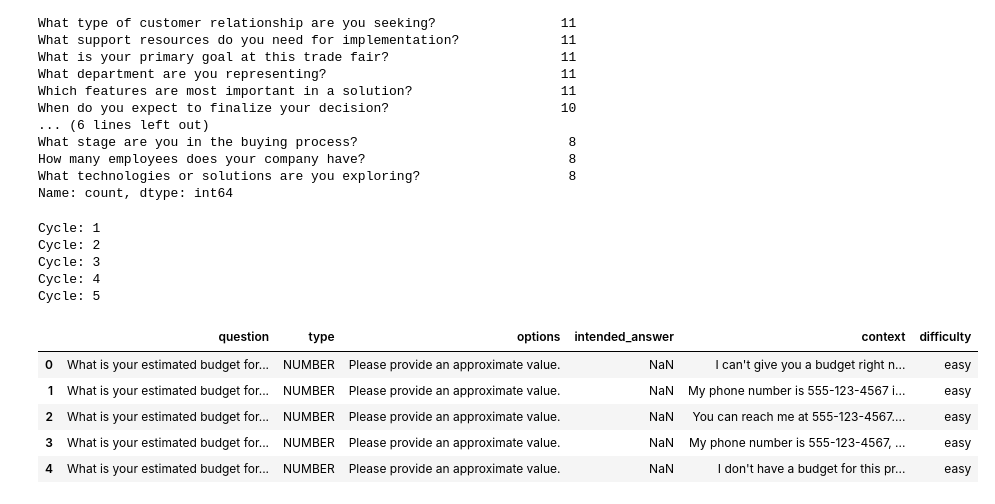
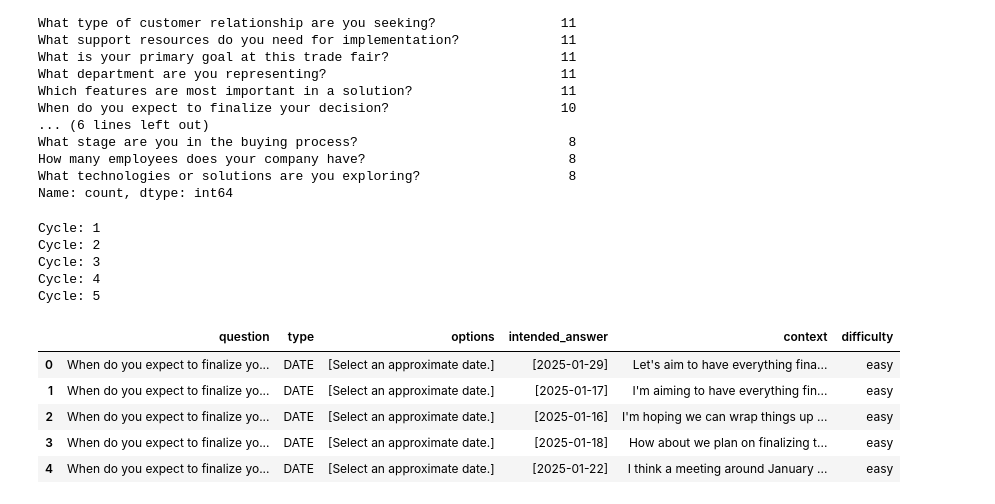
Before and after one commit to alexk2206/tds_capstone, a Jupyter notebook: test_qa_dataset.ipynb, the cells around one changed output. Saved outputs shown, nothing was run; the diff lists cells and outputs as text; code cells hidden in the pictures.

Commit message:
Created test_qa_dataset with context

```diff
--- a/test_qa_dataset.ipynb
+++ b/test_qa_dataset.ipynb
@@ -281,8 +279,32 @@ Name: count, dtype: int64
 | 36 | When do you expect to finalize yo... | DATE | Select an approximate date. |
 | 37 | When do you expect to finalize yo... | DATE | Select an approximate date. |
 | 38 | When do you expect to finalize yo... | DATE | Select an approximate date. |
+# %%
+freetext_test_questions_scaled['options'] = freetext_test_questions_scaled['options'].str.split(', ')
+
+expanded_rows = []
+
+# Iteriere über alle Zeilen im DataFrame
+for _, row in freetext_test_questions_scaled.iterrows():
+    question = row['question']
+    options_list = row['options']
+    question_type = row['type']
+
+    if question_type == 'NUMBER':
+        expanded_rows.append({'question': question, 'type': question_type, 'options': options_list, 'intended_answer': generate_budget()})
+
+    elif question_type == 'TEXT':
+        expanded_rows.append({'question': question, 'type': question_type, 'options': options_list, 'intended_answer' : generate_notes()})
+
+    elif question_type == 'DATE':
+        expanded_rows.append({'question': question, 'type': question_type, 'options': options_list, 'intended_answer' : generate_date()})
+
+    else:
+        expanded_rows.append({'question': question, 'type': question_type, 'options': options_list, 'intended_answer' : options_list})
+
+freetext_test_intended_answer_scaled = pd.DataFrame(expanded_rows)
 # %%
-combined_test_df = pd.concat([selection_test_intended_answers_scaled, freetext_test_questions_scaled], ignore_index=True)
+combined_test_df = pd.concat([selection_test_intended_answers_scaled, freetext_test_intended_answer_scaled], ignore_index=True)
 
 test_qa_dataset = combined_test_df.sample(frac=1, random_state=1).reset_index(drop=True)
 
@@ -361,14 +383,14 @@ def generate_selection_answer_easy(question, intended_answer):
 
   return {"answer": answer, "difficulty": "easy"}
 
-def generate_number_answer_easy(question, intended_answer):
+def generate_budget_number_answer_easy(question, intended_answer):
   prompt = f"""
-  You are being asked for contact information, and your response should be clear and concise, as if you're giving someone your phone number and how you can be reached in a conversation.
-  Mention the provided phone number and ensure your response sounds natural and professional.
-  Your answer should be in the first person, present tense, and only include the relevant details. Use up to {max_output_tokens} tokens.
+  You are responding to a question about budget. Your response should be clear, concise, and professional,
+  naturally integrating the provided budget into your answer. Keep it in the first person, present tense,
+  and ensure it sounds conversational and appropriate. Use up to {max_output_tokens} tokens.
   Question: {question}\n
   Intended answer: {intended_answer}\n
-  Answer as a sentence, providing the phone number and any relevant details:
+  Answer as a sentence, providing the budget in a natural and relevant manner:
   """
 
   response = model.generate_content(
@@ -444,7 +466,7 @@ def generate_answer_for_row(row):
     if question_type in ['SINGLE_SELECT', 'MULTI_SELECT']:
         return generate_selection_answer_easy(question, intended_answer)
     elif question_type == 'NUMBER':
-        return generate_number_answer_easy(question, intended_answer)
+        return generate_budget_number_answer_easy(question, intended_answer)
     elif question_type == 'TEXT':
         return generate_freetext_answer_easy(question, intended_answer)
     elif question_type == 'DATE':
@@ -454,29 +476,29 @@ def generate_answer_for_row(row):
 # %%
 cycle_count = 0
 
 # Sampling
-sample_type = "NUMBER"
+sample_type = "DATE"
 sample_size = 5
 sample_question = "Size of the trade fair team (on average)"
 
 test_qa_dataset_filtered = test_qa_dataset[test_qa_dataset['type'] == sample_type]
 #test_qa_dataset_filtered = test_qa_dataset[test_qa_dataset['question'] == sample_question]
 #test_qa_dataset_filtered = test_qa_dataset.copy()
 
 sampled_questions = test_qa_dataset_filtered.sample(n=min(sample_size, len(test_qa_dataset_filtered))).reset_index(drop=True)
 
 sampled_questions[['context', 'difficulty']] = sampled_questions.apply(lambda row: pd.Series(generate_answer_for_row(row)), axis=1)
 
 sampled_questions
 # %% [output]
 Cycle: 1
 Cycle: 2
 Cycle: 3
 Cycle: 4
 Cycle: 5
 |  | question | type | options | intended_answer | context | difficulty |
-| 0 | What is your estimated budget for... | NUMBER | Please provide an approximate value. | NaN | I can't give you a budget right n... | easy |
-| 1 | What is your estimated budget for... | NUMBER | Please provide an approximate value. | NaN | My phone number is 555-123-4567 i... | easy |
-| 2 | What is your estimated budget for... | NUMBER | Please provide an approximate value. | NaN | You can reach me at 555-123-4567.... | easy |
-| 3 | What is your estimated budget for... | NUMBER | Please provide an approximate value. | NaN | My phone number is 555-123-4567, ... | easy |
-| 4 | What is your estimated budget for... | NUMBER | Please provide an approximate value. | NaN | I don't have a budget for this pr... | easy |
+| 0 | When do you expect to finalize yo... | DATE | [Select an approximate date.] | [2025-01-29] | Let's aim to have everything fina... | easy |
+| 1 | When do you expect to finalize yo... | DATE | [Select an approximate date.] | [2025-01-17] | I'm aiming to have everything fin... | easy |
+| 2 | When do you expect to finalize yo... | DATE | [Select an approximate date.] | [2025-01-16] | I'm hoping we can wrap things up ... | easy |
+| 3 | When do you expect to finalize yo... | DATE | [Select an approximate date.] | [2025-01-18] | How about we plan on finalizing t... | easy |
+| 4 | When do you expect to finalize yo... | DATE | [Select an approximate date.] | [2025-01-22] | I think a meeting around January ... | easy |
```
Also changed, not shown: parts of 5 cells of this notebook.
